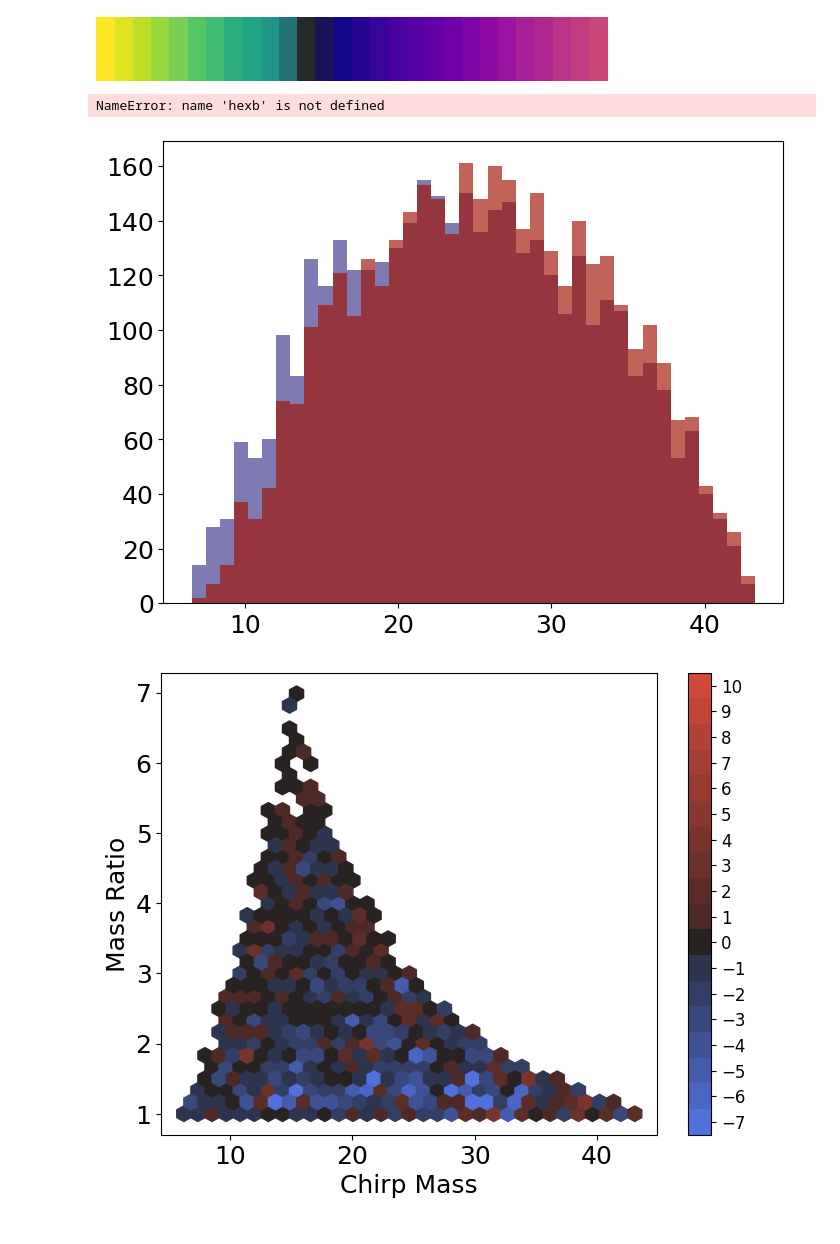
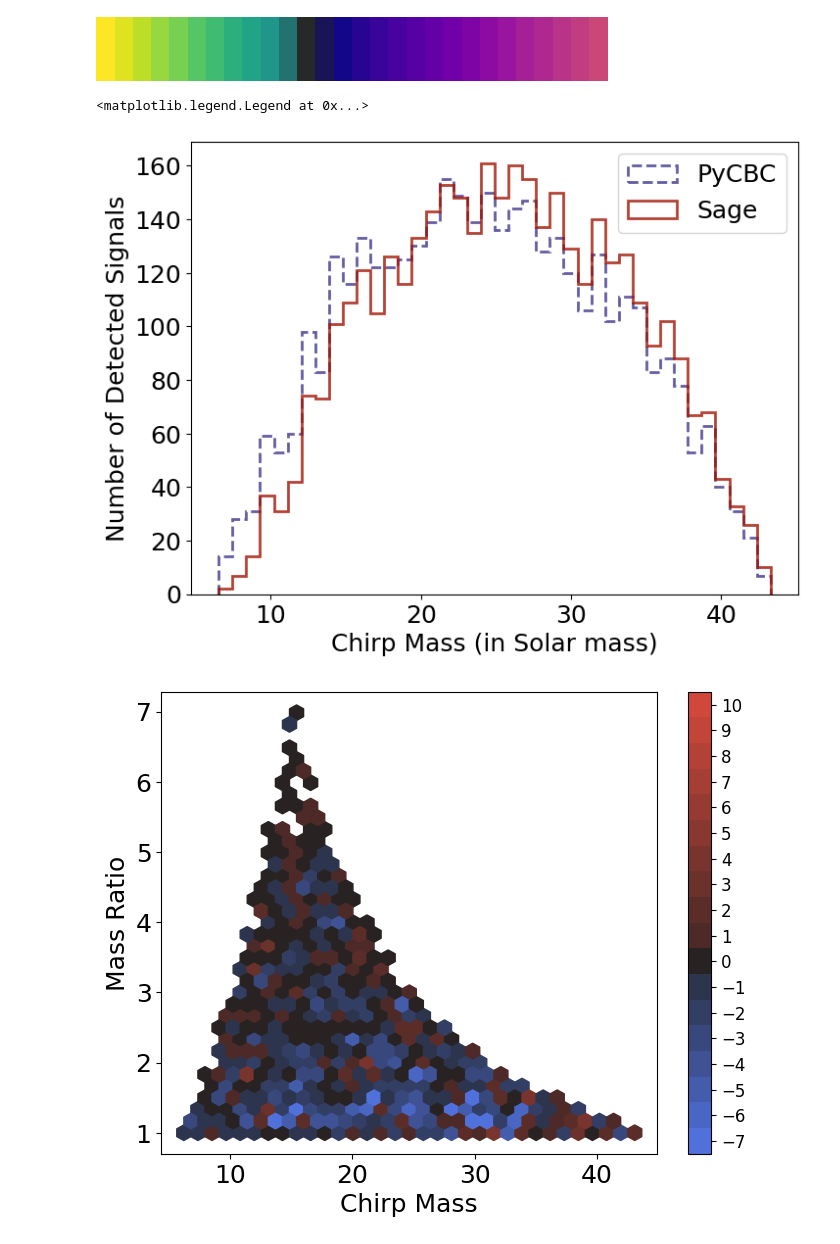
Before and after one commit to nnarenraju/sage, a Jupyter notebook: notebooks/evaluation_plots.ipynb, the cells around one changed output. Drawn from its saved outputs; the diff is of its cells as text; code cells hidden in the pictures.

Commit message:
Prettified some plots for MLinScience poster

```diff
--- a/notebooks/evaluation_plots.ipynb
+++ b/notebooks/evaluation_plots.ipynb
@@ -517,15 +517,17 @@ def reduce_function(z):
 # %%
 fig, ax = plt.subplots(1, 1, figsize=(8, 6))
 x_data = np.hstack((data_pycbc['mchirp'], data_sage['mchirp']))
 y_data = np.hstack((data_pycbc['q'], data_sage['q']))
 bins = np.histogram(np.hstack((data_pycbc['mchirp'], data_sage['mchirp'])), bins=40)[1]
-ax.hist(data_pycbc['mchirp'], density=False, bins=bins, alpha=0.66, histtype='stepfilled', color=colors_histogram[0], linewidth=2.0, linestyle='dashed')
-ax.hist(data_sage['mchirp'], density=False, bins=bins, alpha=0.66, histtype='stepfilled', color=colors_histogram[1], linewidth=2.0, linestyle='solid')
-plt.xlabel('Chirp Mass (in solar mass)')
-plt.ylabel('Number of Occurences')
+ax.hist(data_pycbc['mchirp'], density=False, bins=bins, alpha=0.8, histtype='step', color=colors_histogram[0], linewidth=2.0, linestyle='dashed', label='PyCBC')
+ax.hist(data_sage['mchirp'], density=False, bins=bins, alpha=0.8, histtype='step', color=colors_histogram[1], linewidth=2.0, linestyle='solid', label='Sage')
+
+plt.xlabel('Chirp Mass (in Solar mass)')
+plt.ylabel('Number of Detected Signals')
+plt.legend()
 # %% [output]
-NameError: name 'hexb' is not defined
+<matplotlib.legend.Legend at 0x...>
-[figure, old version]
+[figure, new version]
 # %%
 fig, ax = plt.subplots(1, 1, figsize=(8, 6))
 x_data = np.hstack((data_pycbc['mchirp'], data_sage['mchirp']))
```
